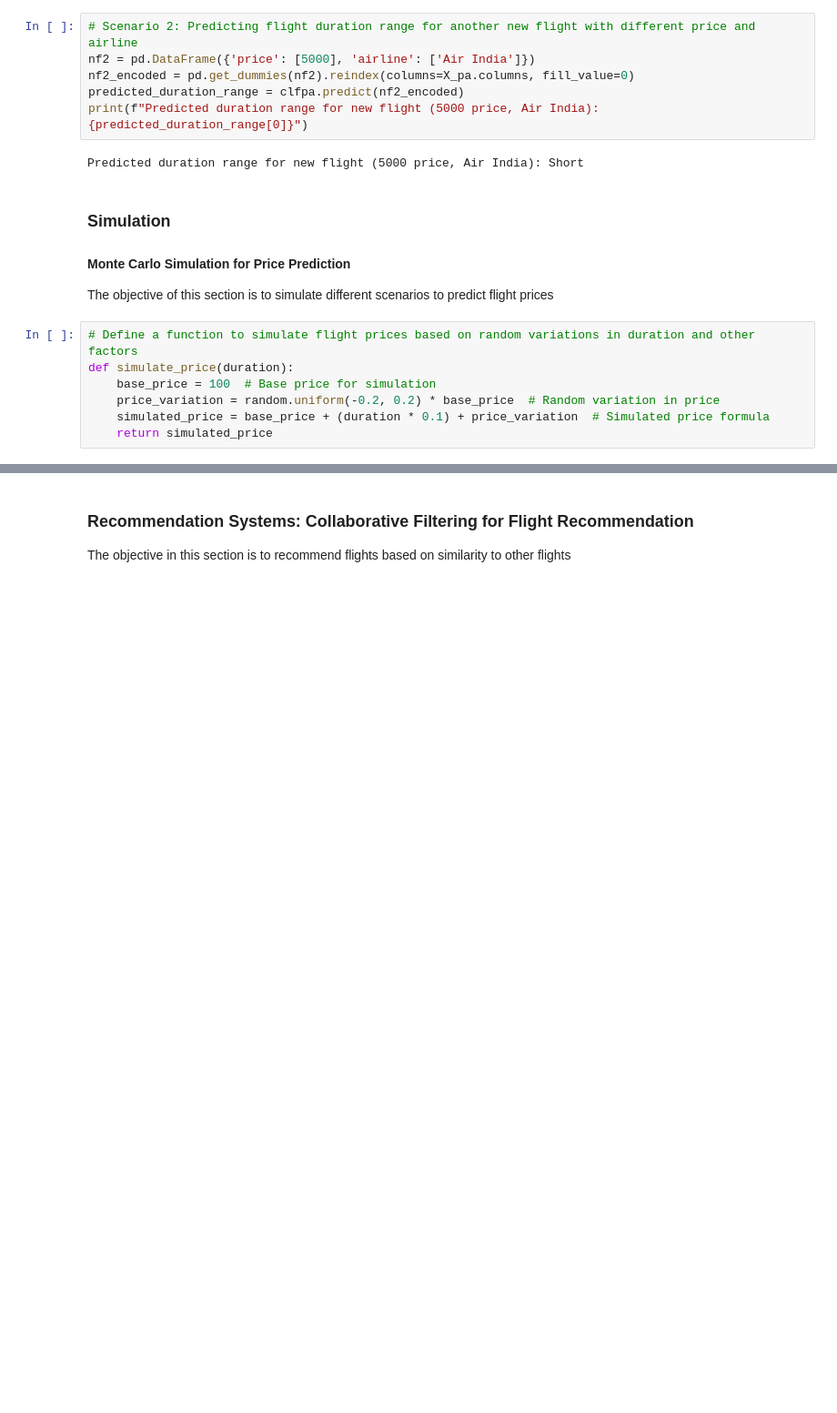
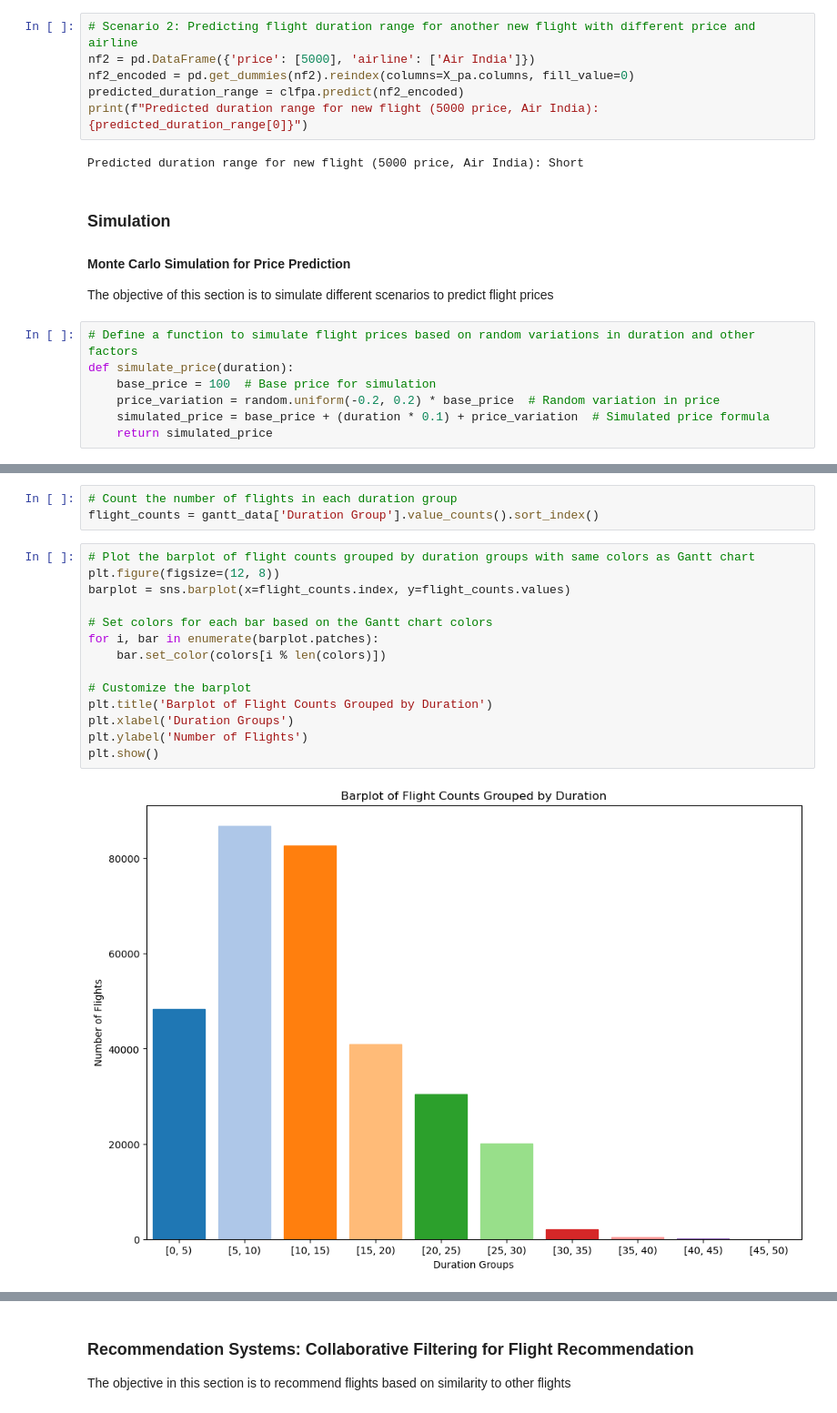
Before and after one commit to r41ss4/rennes_da, a Jupyter notebook: prescriptive_a.ipynb, the cells around one changed output, grey strips where cells are left out. Shown at 91% size. Saved outputs shown, nothing was run; the diff lists cells and outputs as text; blank space fills up the shorter version.

```diff
--- a/prescriptive_a.ipynb
+++ b/prescriptive_a.ipynb
@@ -445,0 +556,19 @@ plt.show()
+# %%
+# Count the number of flights in each duration group
+flight_counts = gantt_data['Duration Group'].value_counts().sort_index()
+# %%
+# Plot the barplot of flight counts grouped by duration groups with same colors as Gantt chart
+plt.figure(figsize=(12, 8))
+barplot = sns.barplot(x=flight_counts.index, y=flight_counts.values)
+
+# Set colors for each bar based on the Gantt chart colors
+for i, bar in enumerate(barplot.patches):
+    bar.set_color(colors[i % len(colors)])
+
+# Customize the barplot
+plt.title('Barplot of Flight Counts Grouped by Duration')
+plt.xlabel('Duration Groups')
+plt.ylabel('Number of Flights')
+plt.show()
+# %% [output]
+[figure, added]
```
Also changed, not shown: parts of 48 cells of this notebook.
